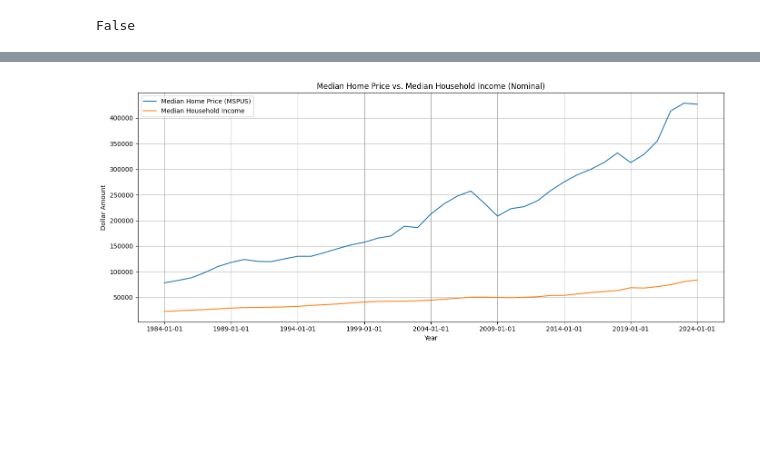
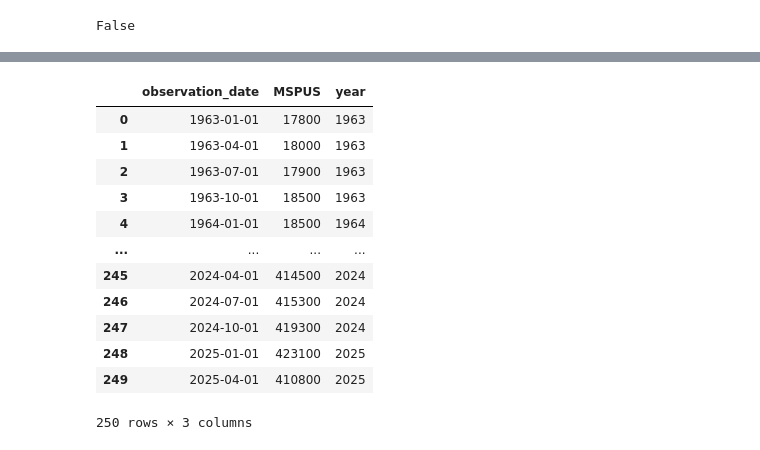
Before and after one commit to arthurdarma/477, a Jupyter notebook: notebooks/cleaning.ipynb, the cells around one changed output, grey strips where cells are left out. Saved outputs shown, nothing was run; the diff lists cells and outputs as text; code cells hidden in the pictures; blank space fills up the shorter version.

```diff
--- a/notebooks/cleaning.ipynb
+++ b/notebooks/cleaning.ipynb
@@ -58,20 +31,0 @@ merged_nominal
-# %%
-import matplotlib.pyplot as plt
-
-plt.figure(figsize=(14,6))
-
-plt.plot(merged_nominal['observation_date'], merged_nominal['MSPUS'], label='Median Home Price (MSPUS)')
-plt.plot(merged_nominal['observation_date'], merged_nominal['MEHOINUSA646N'], label='Median Household Income')
-
-plt.title("Median Home Price vs. Median Household Income (Nominal)")
-plt.xlabel("Year")
-plt.ylabel("Dollar Amount")
-plt.legend()
-plt.grid(True)
-
-plt.gca().xaxis.set_major_locator(plt.MaxNLocator(10))   # show only ~10 ticks
-
-plt.tight_layout()
-plt.show()
-# %% [output]
-[figure, removed]
@@ -77,0 +35,16 @@ plt.show()
+# %%
+mspus
+# %% [output]
+|  | observation_date | MSPUS | year |
+| 0 | 1963-01-01 | 17800 | 1963 |
+| 1 | 1963-04-01 | 18000 | 1963 |
+| 2 | 1963-07-01 | 17900 | 1963 |
+| 3 | 1963-10-01 | 18500 | 1963 |
+| 4 | 1964-01-01 | 18500 | 1964 |
+| ... | ... | ... | ... |
+| 245 | 2024-04-01 | 414500 | 2024 |
+| 246 | 2024-07-01 | 415300 | 2024 |
+| 247 | 2024-10-01 | 419300 | 2024 |
+| 248 | 2025-01-01 | 423100 | 2025 |
+| 249 | 2025-04-01 | 410800 | 2025 |
+250 rows × 3 columns
```
Also changed, not shown: parts of 10 cells of this notebook, 3 other files.
